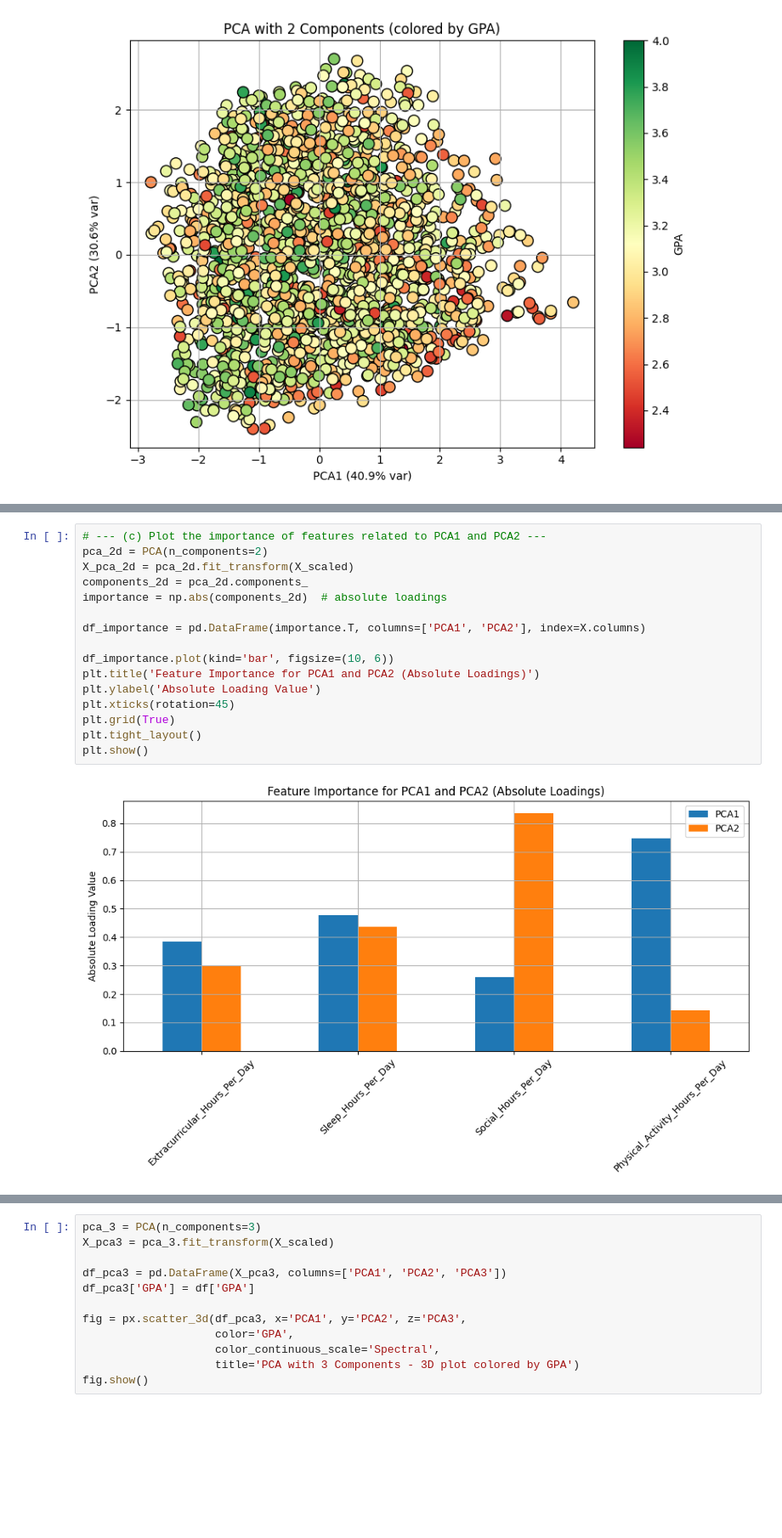
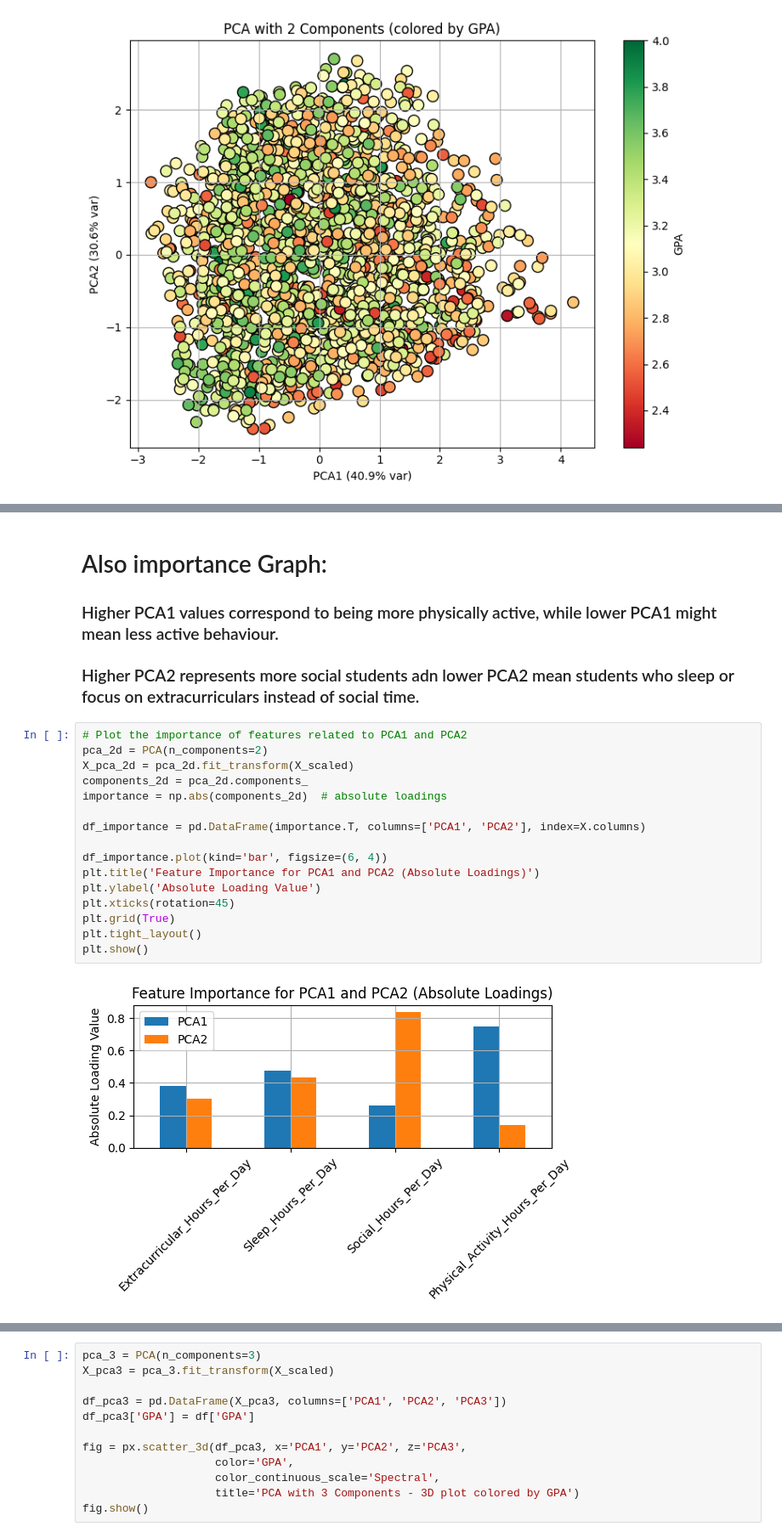
Before and after one commit to lucy-buhayenko/LFC, a Jupyter notebook: csci-250/PCA_Lucy.ipynb, the cells around one changed output, grey strips where cells are left out. Shown at 85% size. Drawn from its saved outputs; the diff is of its cells as text; blank space fills up the shorter version.

```diff
--- a/csci-250/PCA_Lucy.ipynb
+++ b/csci-250/PCA_Lucy.ipynb
@@ -169,20 +170,24 @@ plt.show()
+# %% [markdown]
+# Also importance Graph:
+### Higher PCA1 values correspond to being more physically active, while lower PCA1 might mean less active behaviour.
+### Higher PCA2 represents more social students adn lower PCA2 mean students who sleep or focus on extracurriculars instead of social time.
 # %%
-# --- (c) Plot the importance of features related to PCA1 and PCA2 ---
+# Plot the importance of features related to PCA1 and PCA2
 pca_2d = PCA(n_components=2)
 X_pca_2d = pca_2d.fit_transform(X_scaled)
 components_2d = pca_2d.components_
 importance = np.abs(components_2d)  # absolute loadings
 
 df_importance = pd.DataFrame(importance.T, columns=['PCA1', 'PCA2'], index=X.columns)
 
-df_importance.plot(kind='bar', figsize=(10, 6))
+df_importance.plot(kind='bar', figsize=(6, 4))
 plt.title('Feature Importance for PCA1 and PCA2 (Absolute Loadings)')
 plt.ylabel('Absolute Loading Value')
 plt.xticks(rotation=45)
 plt.grid(True)
 plt.tight_layout()
 plt.show()
 # %% [output]
-[figure, old version]
+[figure, new version]
 # %% [markdown]
 ## Performing PCA with 3 components and Plotting the features in terms of PCA1, PCA2 and PCA3 in 3D
```
Also changed, not shown: parts of 11 cells of this notebook.
